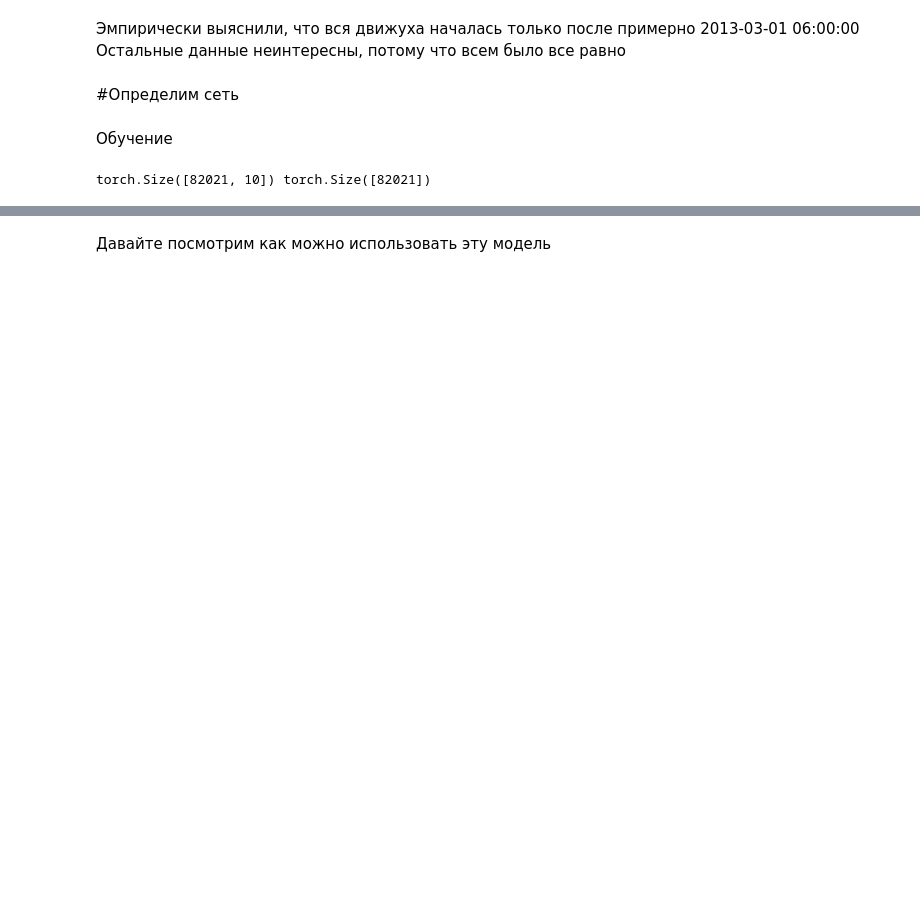
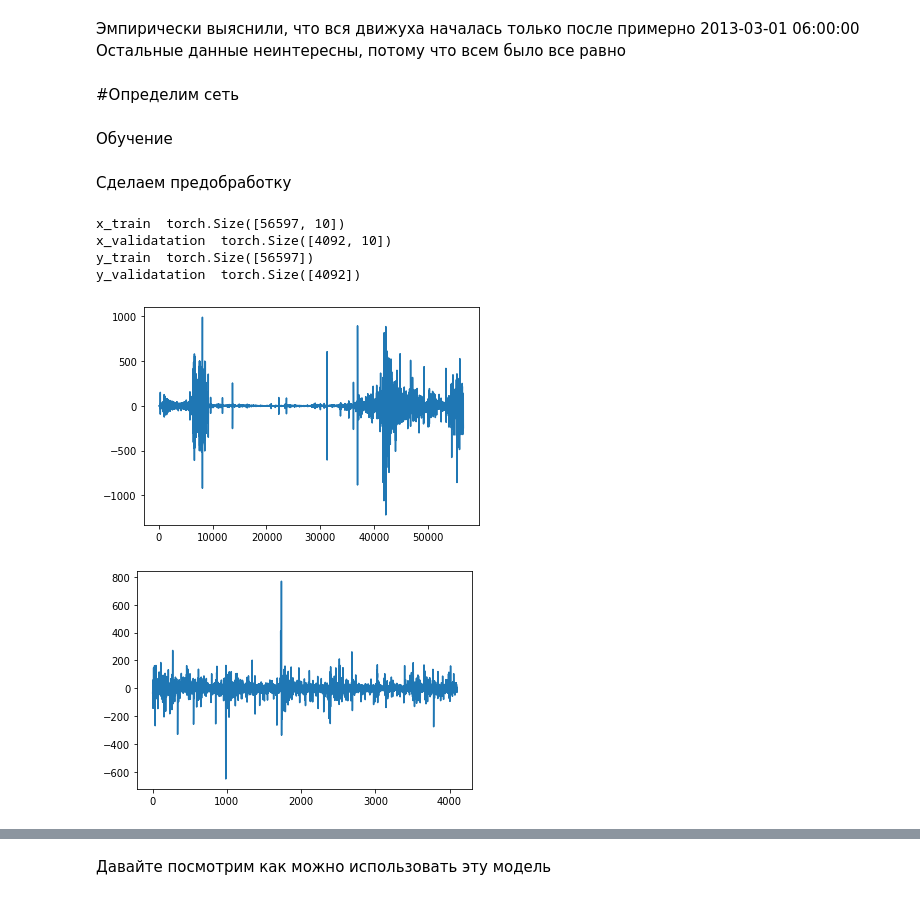
Before and after one commit to PeterLarochkin/discrete_structures, a Jupyter notebook: HM1/HM1.ipynb, the cells around one changed output, grey strips where cells are left out. Drawn from its saved outputs; the diff is of its cells as text; code cells hidden in the pictures; blank space fills up the shorter version.

```diff
--- a/HM1/HM1.ipynb
+++ b/HM1/HM1.ipynb
@@ -62,26 +156,58 @@ def generate_batch_data(device, x, y, batch_size):
 
     for batch, [x_batch, y_batch] in enumerate(loader, 1):
         yield x_batch, y_batch, batch
-
-model = Perceptron()
-device = torch.device('cpu')
-batch_size = 25
-n_epochs= 50
-verbose=True
-train_losses = []
-
-optimizer = torch.optim.Adam(model.parameters(), lr=0.0001)
-loss_function = torch.nn.L1Loss()
-
-
-x_train = [ usd_to_btc_df['avg'][i + 10:i + 20].to_list() for i, item in enumerate(usd_to_btc_df['avg'][10:-10])]
-x_train = np.array(x_train, dtype=np.float32)
-x_train = torch.from_numpy(x_train)
-
-y_train = usd_to_btc_df['avg'][10:-10].to_list()
-y_train = np.array(y_train, dtype=np.float32)
-y_train = torch.from_numpy(y_train)
-print(x_train.size(), y_train.size())
-# %% [output]
-torch.Size([82021, 10]) torch.Size([82021])
+# %% [markdown]
+Сделаем предобработку
+# %%
+
+train = usd_to_btc_df['avg'][int(0.26 * len(usd_to_btc_df['avg'])):int(0.95 * len(usd_to_btc_df['avg']))].to_list()
+validation = usd_to_btc_df['avg'][int(0.95 * len(usd_to_btc_df['avg'])):].to_list()
+
+def difference(dataset, interval=1):
+    diff = list()
+    for i in range(interval, len(dataset)):
+        value = dataset[i] - dataset[i - interval]
+        diff.append(value)
+    return diff
+
+
+def inverse_difference(inverted, first_value):
+    original = [first_value]
+    for i, item in enumerate(inverted):
+        original.append(original[i] + item)
+    return original
+
+inverted_train = difference(train)
+inverted_validation = difference(validation)
+
+x_train = [inverted_train[i:i+10] for i in range(len(inverted_train) - 10)]
+x_validatation = [inverted_validation[i:i+10] for i in range(len(inverted_validation) - 10)]
+
+y_train = inverted_train[10:]
+y_validatation = inverted_validation[10:]
+
+x_train = np.array(x_train)
+x_train = torch.from_numpy(x_train).float()
+print("x_train ", x_train.size())
+x_validatation = np.array(x_validatation)
+x_validatation = torch.from_numpy(x_validatation).float()
+print("x_validatation ", x_validatation.size())
+y_train = np.array(y_train)
+y_train = torch.from_numpy(y_train).float()
+print("y_train ", y_train.size())
+y_validatation = np.array(y_validatation)
+y_validatation = torch.from_numpy(y_validatation).float()
+print("y_validatation ", y_validatation.size())
+plt.plot(range(len(inverted_train)),inverted_train)
+plt.show()
+
+plt.plot(range(len(inverted_validation)),inverted_validation)
+plt.show()
+# %% [output]
+x_train  torch.Size([56597, 10])
+x_validatation  torch.Size([4092, 10])
+y_train  torch.Size([56597])
+y_validatation  torch.Size([4092])
+[figure, added]
+[figure, added]
 # %%
```
Also changed, not shown: parts of 18 cells of this notebook.
